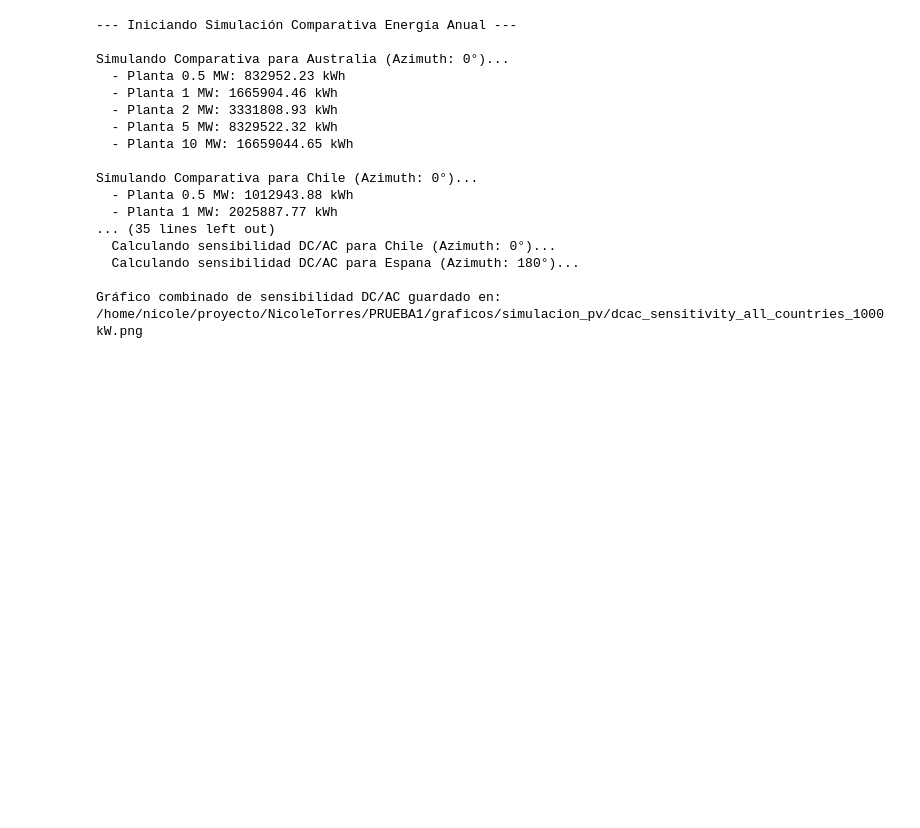
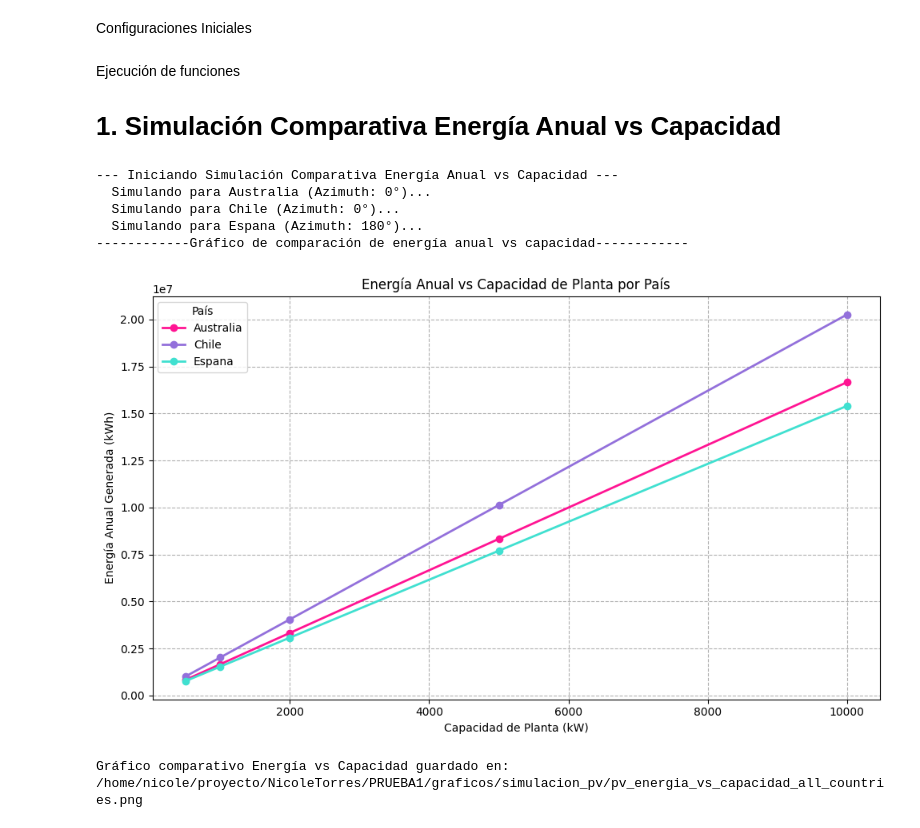
Before and after one commit to nicoleits/NicoleTorres, a Jupyter notebook: PRUEBA1/02_Simulación_PV.ipynb, the cells around one changed output. Cells and saved outputs as stored; diff of their text form; code cells hidden in the pictures; blank space fills up the shorter version.

```diff
--- a/PRUEBA1/02_Simulación_PV.ipynb
+++ b/PRUEBA1/02_Simulación_PV.ipynb
@@ -3 +656,3 @@ SIMULACIÓN PV Y ANALISIS DE SENSIBILIDAD
+# %% [markdown]
+Configuraciones Iniciales
 # %%
@@ -430,21 +726,13 @@ def main():
-# %%
-if __name__ == "__main__":
-    main()
-# %% [output]
---- Iniciando Simulación Comparativa Energía Anual ---
-
-Simulando Comparativa para Australia (Azimuth: 0°)...
-  - Planta 0.5 MW: 832952.23 kWh
-  - Planta 1 MW: 1665904.46 kWh
-  - Planta 2 MW: 3331808.93 kWh
-  - Planta 5 MW: 8329522.32 kWh
-  - Planta 10 MW: 16659044.65 kWh
-
-Simulando Comparativa para Chile (Azimuth: 0°)...
-  - Planta 0.5 MW: 1012943.88 kWh
-  - Planta 1 MW: 2025887.77 kWh
-... (35 lines left out)
-  Calculando sensibilidad DC/AC para Chile (Azimuth: 0°)...
-  Calculando sensibilidad DC/AC para Espana (Azimuth: 180°)...
-
-Gráfico combinado de sensibilidad DC/AC guardado en: /home/nicole/proyecto/NicoleTorres/PRUEBA1/graficos/simulacion_pv/dcac_sensitivity_all_countries_1000kW.png
+# %% [markdown]
+Ejecución de funciones
+# 1. Simulación Comparativa Energía Anual vs Capacidad
+# %%
+simular_comparativa_energia_capacidad(paises, plantas, output_dir)
+# %% [output]
+--- Iniciando Simulación Comparativa Energía Anual vs Capacidad ---
+  Simulando para Australia (Azimuth: 0°)...
+  Simulando para Chile (Azimuth: 0°)...
+  Simulando para Espana (Azimuth: 180°)...
+------------Gráfico de comparación de energía anual vs capacidad------------
+[figure, added]
+Gráfico comparativo Energía vs Capacidad guardado en: /home/nicole/proyecto/NicoleTorres/PRUEBA1/graficos/simulacion_pv/pv_energia_vs_capacidad_all_countries.png
```
Also changed, not shown: parts of 24 cells of this notebook, 18 other files.
